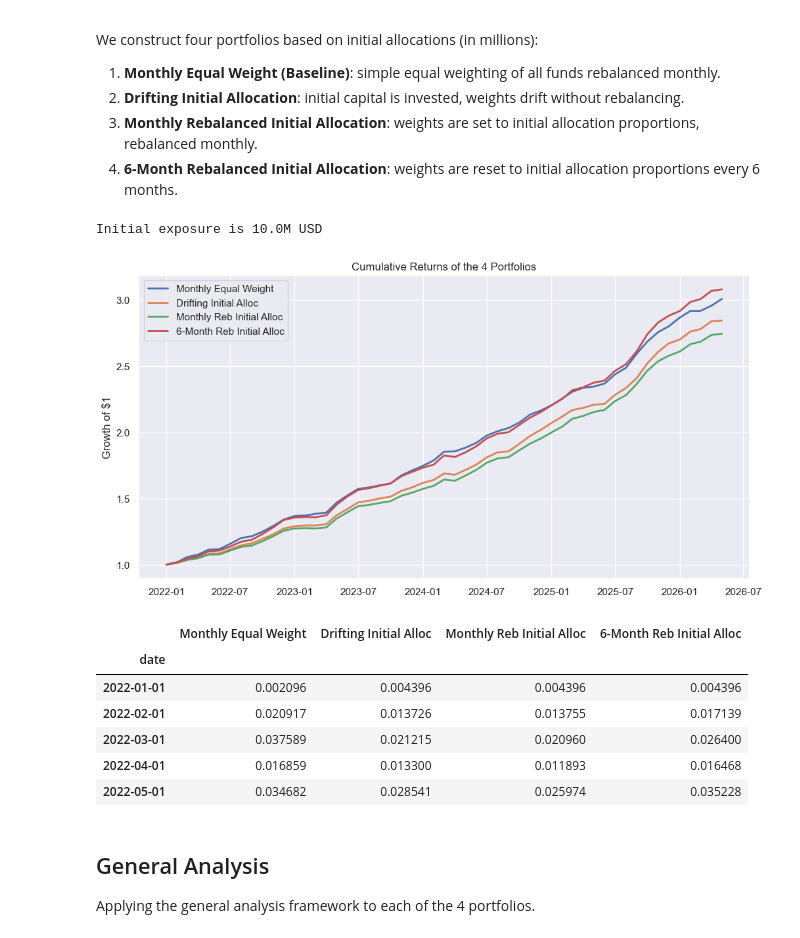
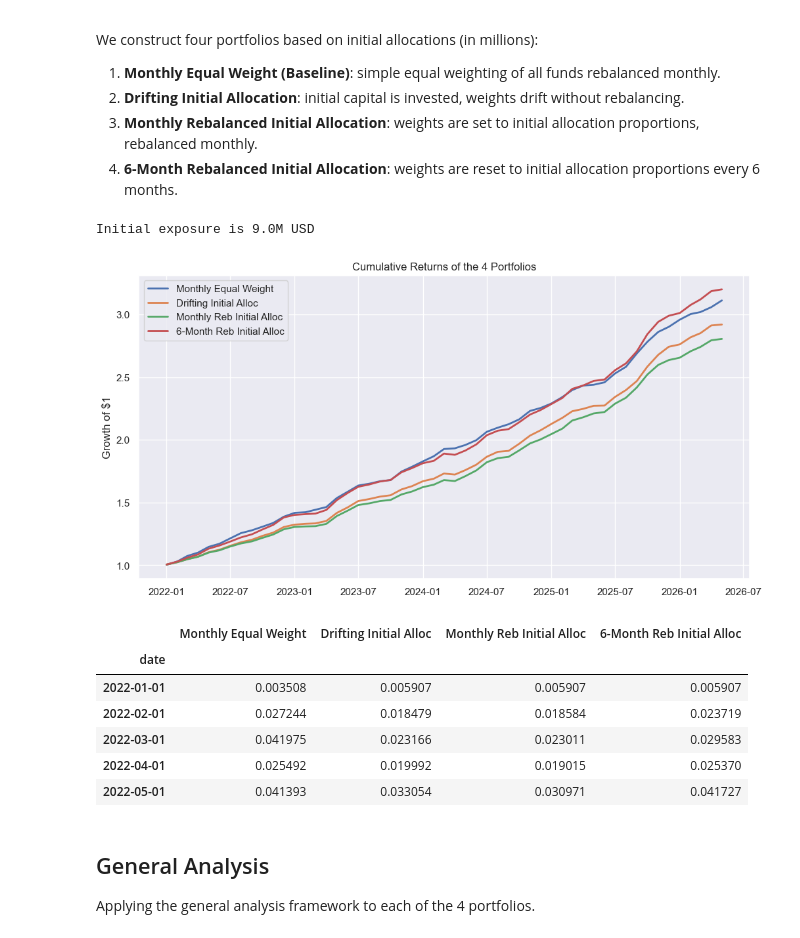
Before and after one commit to arthurdhonneur7/athenee_hf_portfolio, a Jupyter notebook: target_pflio.ipynb, the cells around one changed output. Cells and saved outputs as stored; diff of their text form; code cells hidden in the pictures.

```diff
--- a/target_pflio.ipynb
+++ b/target_pflio.ipynb
@@ -15,7 +15,7 @@ funds = [
     'quanstream',
     'm1',
     'vadantia',
-    'enko',
+    # 'enko',
     'wizard_quant',
     'arr',
     'r_squared',
@@ -124,7 +371,7 @@ allocations = {
     'quanstream': 1,
     # 'm1': 0.5,
     'vadantia': 1.0,
-    'enko': 1.0,
+    # 'enko': 1.0,
     'wizard_quant': 1.0,
     # 'arr': 0.5,
     'r_squared': 1.0,
@@ -170,42 +417,42 @@ for i in range(len(df_funds)):
         current_weights = w_init.copy()
     else:
         # drift the weights
         current_weights = current_weights * (1 + df_funds.iloc[i])
         current_weights = current_weights / current_weights.sum()
 
 returns_6m_series = pd.Series(returns_6m, index=df_funds.index)
 
 # Combine all portfolios
 portfolios_df = pd.DataFrame({
     'Monthly Equal Weight': eq_portfolio_return,
     'Drifting Initial Alloc': drifting_return,
     'Monthly Reb Initial Alloc': monthly_reb_return,
     '6-Month Reb Initial Alloc': returns_6m_series
 })
 
 portfolios_df.dropna(inplace=True)
 
 # Plot cumulative returns of the portfolios
 cum_portfolios = (1 + portfolios_df).cumprod()
 plt.figure(figsize=(12, 6))
 for col in cum_portfolios.columns:
     plt.plot(cum_portfolios.index, cum_portfolios[col], label=col, linewidth=2)
 plt.title('Cumulative Returns of the 4 Portfolios')
 plt.ylabel('Growth of $1')
 plt.legend()
 plt.show()
 
 portfolios_df.head()
 # %% [output]
-Initial exposure is 10.0M USD
+Initial exposure is 9.0M USD
-[figure, old version]
+[figure, new version]
 |  | Monthly Equal Weight | Drifting Initial Alloc | Monthly Reb Initial Alloc | 6-Month Reb Initial Alloc |
 | date |  |  |  |  |
-| 2022-01-01 | 0.002096 | 0.004396 | 0.004396 | 0.004396 |
-| 2022-02-01 | 0.020917 | 0.013726 | 0.013755 | 0.017139 |
-| 2022-03-01 | 0.037589 | 0.021215 | 0.020960 | 0.026400 |
-| 2022-04-01 | 0.016859 | 0.013300 | 0.011893 | 0.016468 |
-| 2022-05-01 | 0.034682 | 0.028541 | 0.025974 | 0.035228 |
+| 2022-01-01 | 0.003508 | 0.005907 | 0.005907 | 0.005907 |
+| 2022-02-01 | 0.027244 | 0.018479 | 0.018584 | 0.023719 |
+| 2022-03-01 | 0.041975 | 0.023166 | 0.023011 | 0.029583 |
+| 2022-04-01 | 0.025492 | 0.019992 | 0.019015 | 0.025370 |
+| 2022-05-01 | 0.041393 | 0.033054 | 0.030971 | 0.041727 |
 # %% [markdown]
 ## General Analysis
 
```
Also changed, not shown: parts of 5 cells of this notebook, 26 other files.
